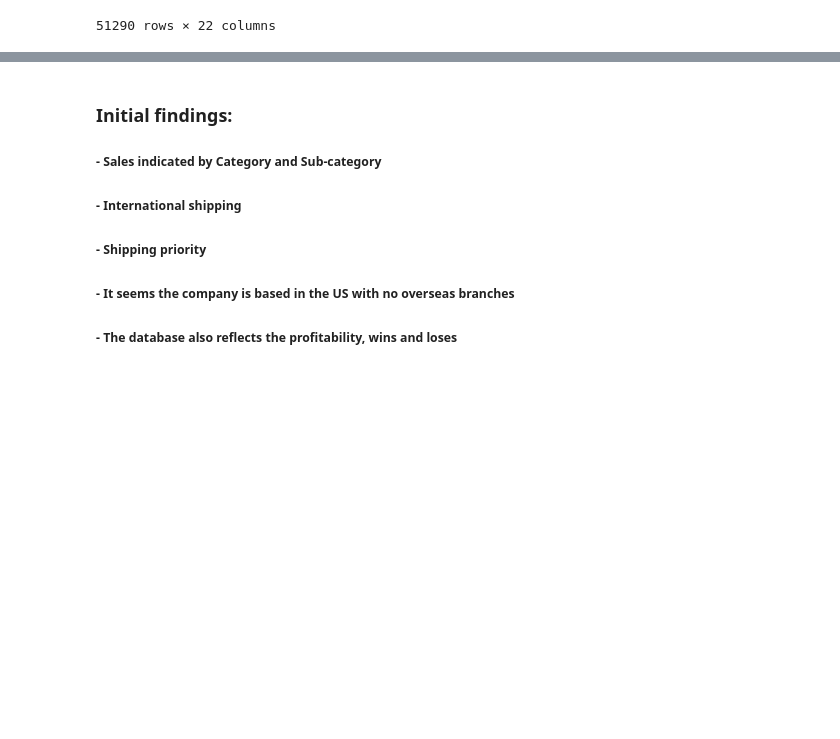
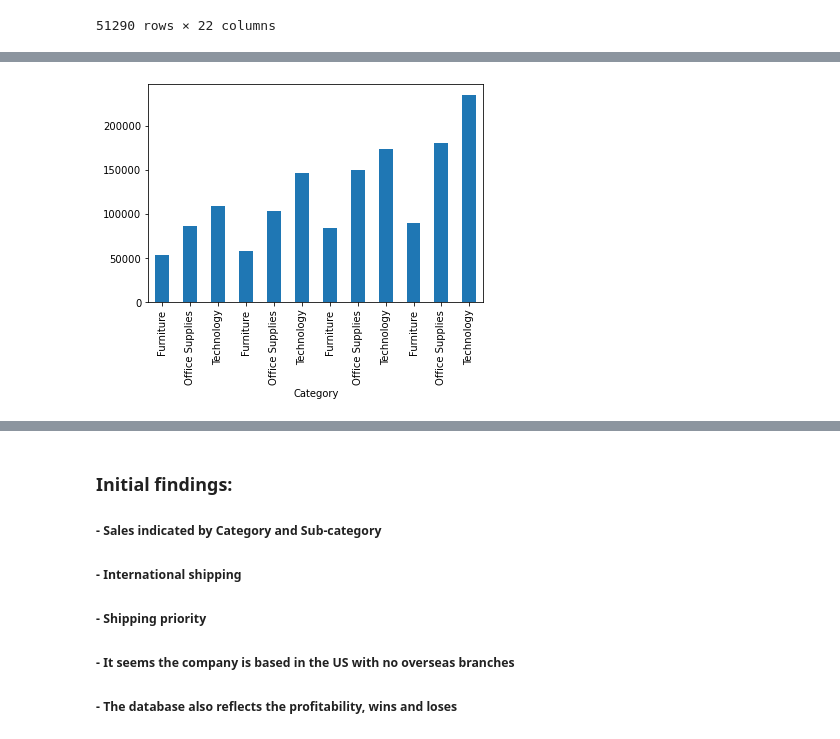
Before and after one commit to GaboRenovation/Bootcamp_final, a Jupyter notebook: database_clean.ipynb, the cells around one changed output, grey strips where cells are left out. Cells and saved outputs as stored; diff of their text form; code cells hidden in the pictures; blank space fills up the shorter version.

```diff
--- a/database_clean.ipynb
+++ b/database_clean.ipynb
@@ -115,0 +183,4 @@ database_cleaned02
+# %%
+data=database.groupby([database['Order Date'].map(lambda x: x.year),"Category"]).sum()
+data=data.reset_index(level='Order Date')
+data
@@ -115,0 +202,6 @@ database_cleaned02
+# %%
+data['Profit'].plot(kind='bar')
+plt.xticks(rotation=90)
+plt.show()
+# %% [output]
+[figure, added]
```
Also changed, not shown: parts of 12 cells of this notebook.
